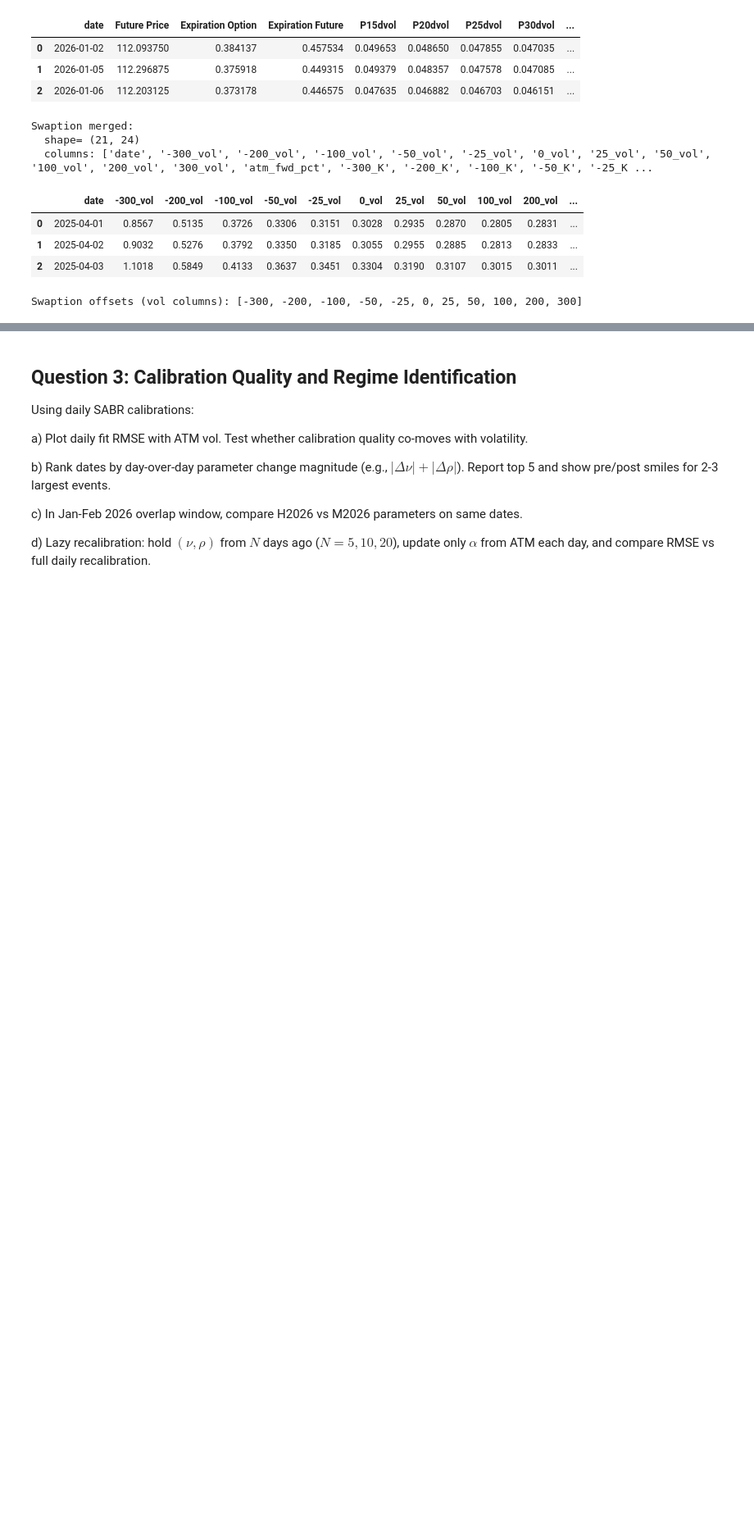
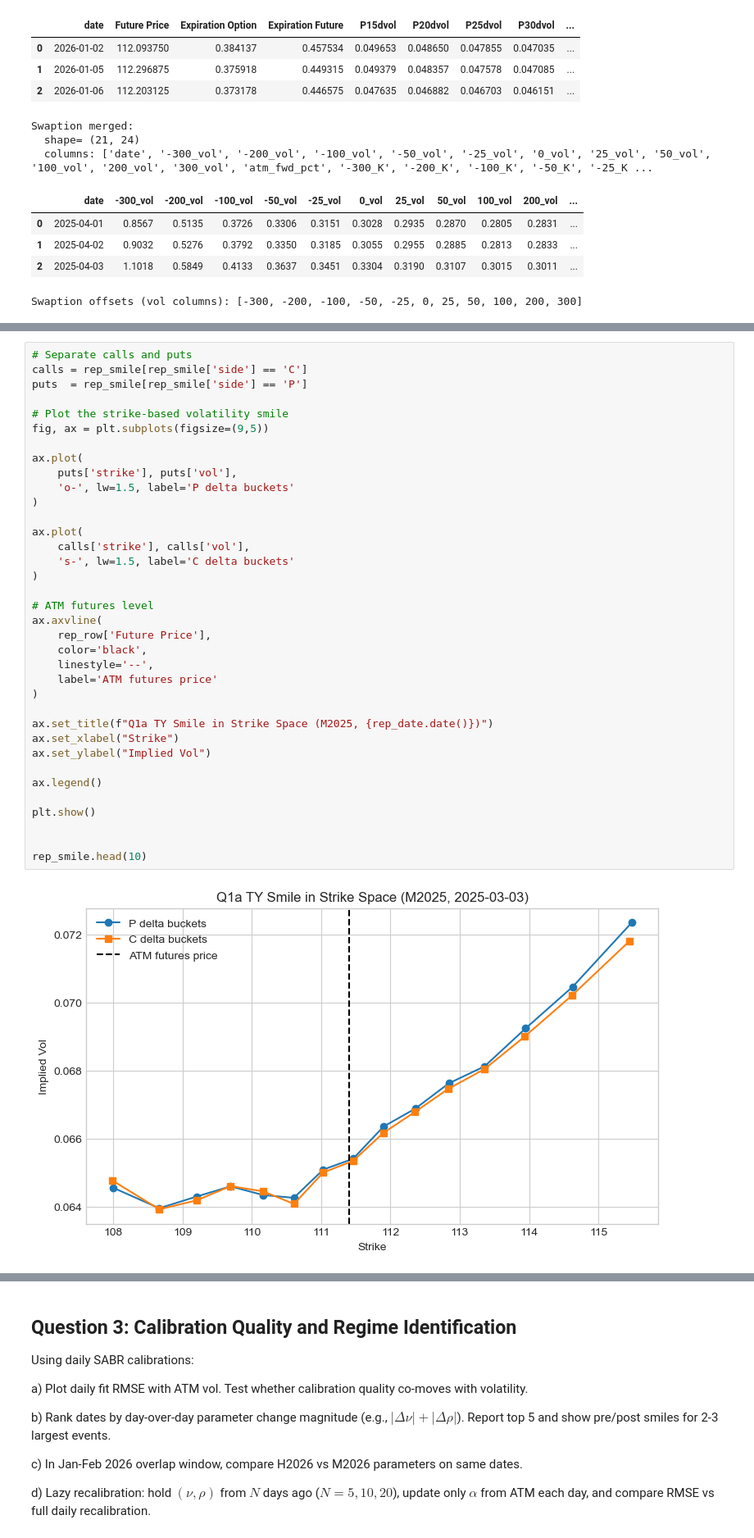
Before and after one commit to se101/Fixed-Income-Derivatives-, a Jupyter notebook: Project.ipynb, the cells around one changed output, grey strips where cells are left out. Shown at 82% size. Cells and saved outputs as stored; diff of their text form; blank space fills up the shorter version.

```diff
--- a/Project.ipynb
+++ b/Project.ipynb
@@ -530,0 +842,38 @@ rep_smile.head(10)
+# %%
+# Separate calls and puts
+calls = rep_smile[rep_smile['side'] == 'C']
+puts  = rep_smile[rep_smile['side'] == 'P']
+
+# Plot the strike-based volatility smile
+fig, ax = plt.subplots(figsize=(9,5))
+
+ax.plot(
+    puts['strike'], puts['vol'],
+    'o-', lw=1.5, label='P delta buckets'
+)
+
+ax.plot(
+    calls['strike'], calls['vol'],
+    's-', lw=1.5, label='C delta buckets'
+)
+
+# ATM futures level
+ax.axvline(
+    rep_row['Future Price'],
+    color='black',
+    linestyle='--',
+    label='ATM futures price'
+)
+
+ax.set_title(f"Q1a TY Smile in Strike Space (M2025, {rep_date.date()})")
+ax.set_xlabel("Strike")
+ax.set_ylabel("Implied Vol")
+
+ax.legend()
+
+plt.show()
+
+
+rep_smile.head(10)
+# %% [output]
+[figure, added]
```
Also changed, not shown: parts of 42 cells of this notebook.
